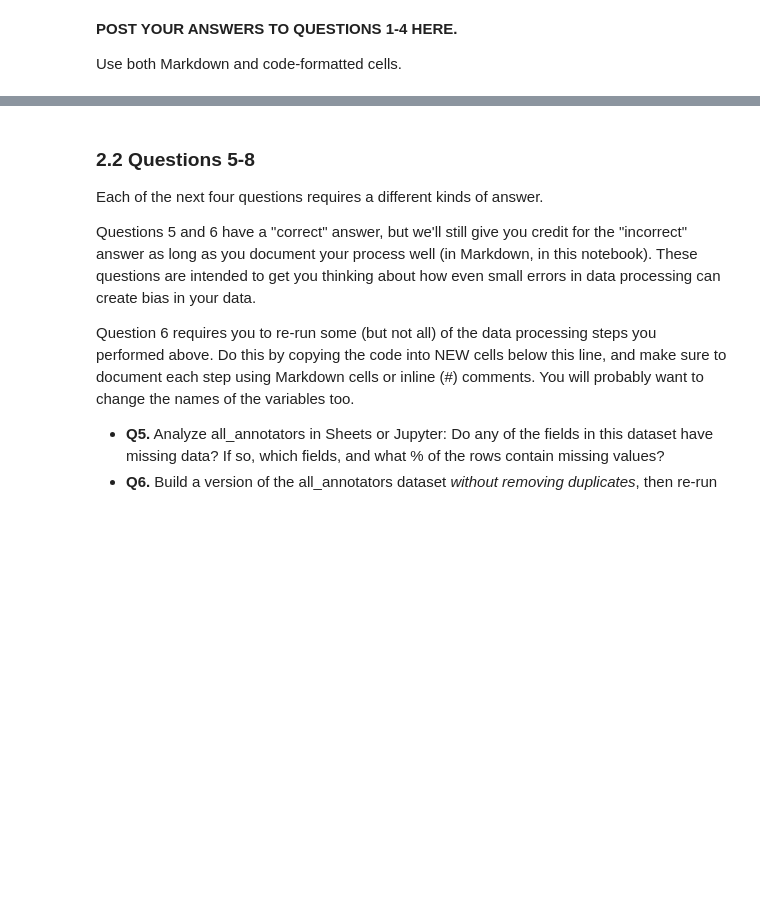
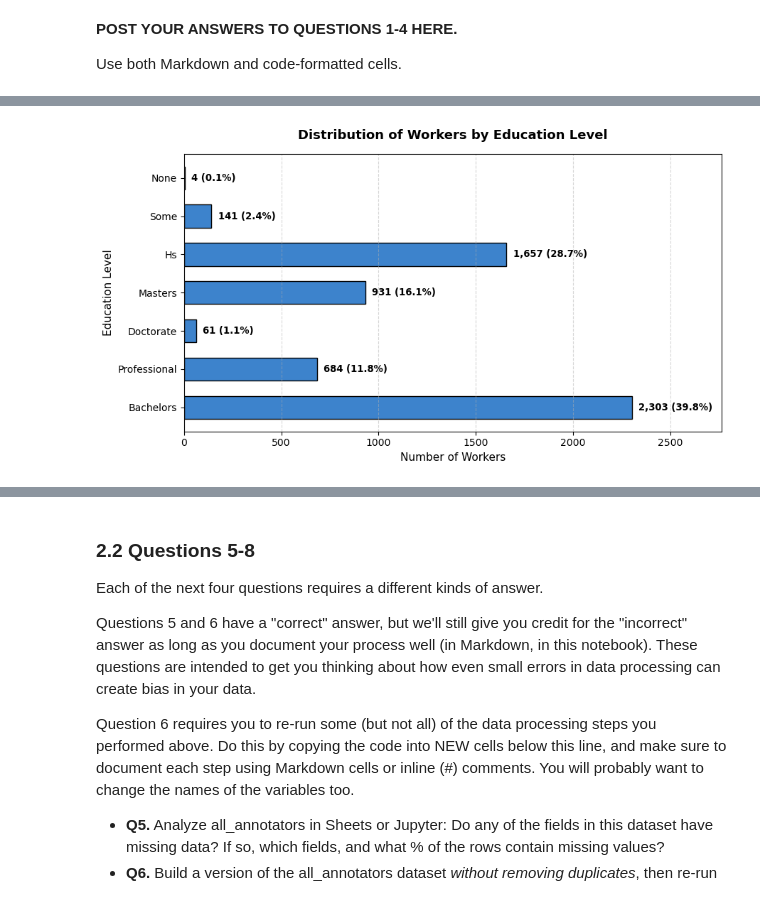
Before and after one commit to annieh04/hcde-410, a Jupyter notebook: A2/hcde410-a2.ipynb, the cells around one changed output, grey strips where cells are left out. Saved outputs shown, nothing was run; the diff lists cells and outputs as text; code cells hidden in the pictures; blank space fills up the shorter version.

```diff
--- a/A2/hcde410-a2.ipynb
+++ b/A2/hcde410-a2.ipynb
@@ -437,0 +618,78 @@ KeyError: 'gender'
+# %%
+#Q4 code
+import matplotlib.pyplot as plt
+import pandas as pd
+
+# 1. Load the demographic dataset
+df = pd.read_csv("a2_all_annotator_demographics.csv")
+
+# 2. Calculate counts and percentages
+counts = df["education"].value_counts(dropna=False)
+percentages = df["education"].value_counts(normalize=True, dropna=False) * 100
+
+# 3. Define logical progression from lowest to highest degree
+education_order = [
+    "none",
+    "some",
+    "hs",
+    "bachelores",  # Note: commonly misspelled as 'bachelores' in this schema
+    "bachelor",
+    "masters",
+    "master",
+    "doctorate",
+    "professional",
+]
+
+# Reindex in order, appending any remaining categories/missing values
+ordered_keys = [cat for cat in education_order if cat in counts.index]
+remaining_keys = [cat for cat in counts.index if cat not in education_order]
+full_order = ordered_keys + remaining_keys
+
+counts = counts.reindex(full_order)
+percentages = percentages.reindex(full_order)
+
+# Display tabular summary
+education_table = pd.DataFrame(
+    {"Count": counts, "Percentage (%)": percentages.round(2)}
+)
+print(education_table)
+
+# 4. Create the horizontal bar chart (horizontal helps long degree labels fit cleanly)
+plt.figure(figsize=(9, 5))
+labels = [
+    str(cat).capitalize() if pd.notna(cat) else "Not Reported"
+    for cat in counts.index
+]
+
+bars = plt.barh(
+    labels, counts.values, color="#3d83cc", edgecolor="black", height=0.6
+)
+
+# Add counts and percentages at the end of each bar
+for bar, pct, count in zip(bars, percentages.values, counts.values):
+    plt.text(
+        bar.get_width() + (max(counts.values) * 0.015),
+        bar.get_y() + bar.get_height() / 2,
+        f"{count:,} ({pct:.1f}%)",
+        va="center",
+        ha="left",
+        fontsize=9.5,
+        fontweight="bold",
+    )
+
+# Formatting
+plt.title(
+    "Distribution of Workers by Education Level",
+    fontsize=13,
+    fontweight="bold",
+    pad=15,
+)
+plt.xlabel("Number of Workers", fontsize=11)
+plt.ylabel("Education Level", fontsize=11)
+plt.xlim(0, max(counts.values) * 1.2)  # extra room for horizontal text labels
+plt.gca().invert_yaxis()  # Highest/lowest order top-to-bottom
+plt.grid(axis="x", linestyle="--", alpha=0.5)
+
+plt.tight_layout()
+plt.show()
+# %% [output]
@@ -437,0 +705 @@ KeyError: 'gender'
+[figure, added]
```
Also changed, not shown: parts of 10 cells of this notebook.
